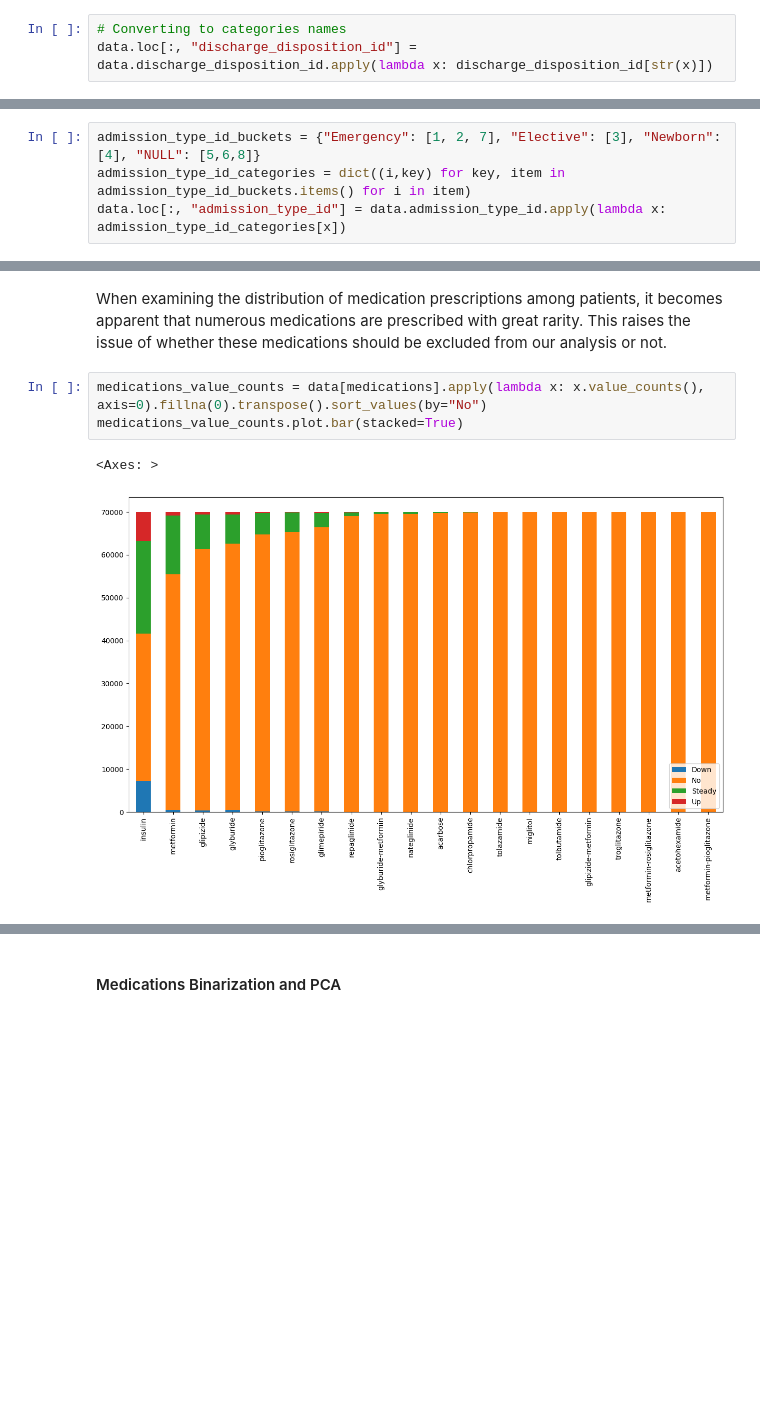
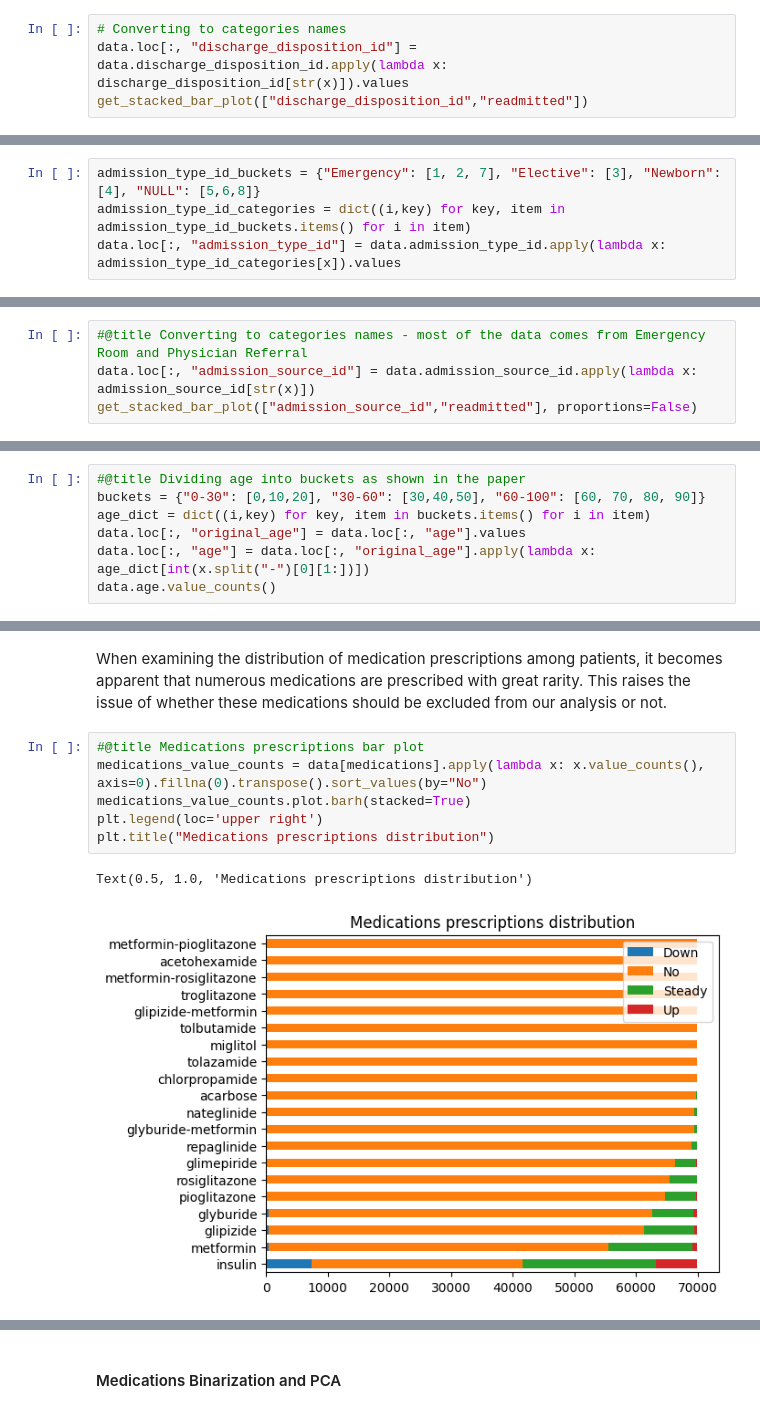
Before and after one commit to DiklaGelbard/kaggle_notebooks, a Jupyter notebook: diabetes_dataset.ipynb, the cells around one changed output, grey strips where cells are left out. Saved outputs shown, nothing was run; the diff lists cells and outputs as text; blank space fills up the shorter version.

```diff
--- a/diabetes_dataset.ipynb
+++ b/diabetes_dataset.ipynb
@@ -117,4 +122,5 @@ data = df.sort_values(by="encounter_id").groupby("patient_nbr").first()
 *   As in the original paper, I will filter out death cases
 # %%
 # Converting to categories names
-data.loc[:, "discharge_disposition_id"] = data.discharge_disposition_id.apply(lambda x: discharge_disposition_id[str(x)])
+data.loc[:, "discharge_disposition_id"] = data.discharge_disposition_id.apply(lambda x: discharge_disposition_id[str(x)]).values
+get_stacked_bar_plot(["discharge_disposition_id","readmitted"])
@@ -154,4 +158,4 @@ dtype: int64
 # %%
 admission_type_id_buckets = {"Emergency": [1, 2, 7], "Elective": [3], "Newborn": [4], "NULL": [5,6,8]}
 admission_type_id_categories = dict((i,key) for key, item in admission_type_id_buckets.items() for i in item)
-data.loc[:, "admission_type_id"] = data.admission_type_id.apply(lambda x: admission_type_id_categories[x])
+data.loc[:, "admission_type_id"] = data.admission_type_id.apply(lambda x: admission_type_id_categories[x]).values
@@ -157,0 +170,4 @@ data.loc[:, "admission_type_id"] = data.admission_type_id.apply(lambda x: admiss
+# %%
+#@title Converting to categories names - most of the data comes from Emergency Room and Physician Referral
+data.loc[:, "admission_source_id"] = data.admission_source_id.apply(lambda x: admission_source_id[str(x)])
+get_stacked_bar_plot(["admission_source_id","readmitted"], proportions=False)
@@ -157,0 +184,7 @@ data.loc[:, "admission_type_id"] = data.admission_type_id.apply(lambda x: admiss
+# %%
+#@title Dividing age into buckets as shown in the paper
+buckets = {"0-30": [0,10,20], "30-60": [30,40,50], "60-100": [60, 70, 80, 90]}
+age_dict = dict((i,key) for key, item in buckets.items() for i in item)
+data.loc[:, "original_age"] = data.loc[:, "age"].values
+data.loc[:, "age"] = data.loc[:, "original_age"].apply(lambda x: age_dict[int(x.split("-")[0][1:])])
+data.age.value_counts()
@@ -245,8 +286,11 @@ Dropping out the following medications: ['examide', 'citoglipton', 'glimepiride-
 # %% [markdown]
 When examining the distribution of medication prescriptions among patients, it becomes apparent that numerous medications are prescribed with great rarity. This raises the issue of whether these medications should be excluded from our analysis or not.
 # %%
+#@title Medications prescriptions bar plot
 medications_value_counts = data[medications].apply(lambda x: x.value_counts(), axis=0).fillna(0).transpose().sort_values(by="No")
-medications_value_counts.plot.bar(stacked=True)
+medications_value_counts.plot.barh(stacked=True)
+plt.legend(loc='upper right')
+plt.title("Medications prescriptions distribution")
 # %% [output]
-<Axes: >
+Text(0.5, 1.0, 'Medications prescriptions distribution')
-[figure, old version]
+[figure, new version]
```
Also changed, not shown: parts of 66 cells of this notebook.
